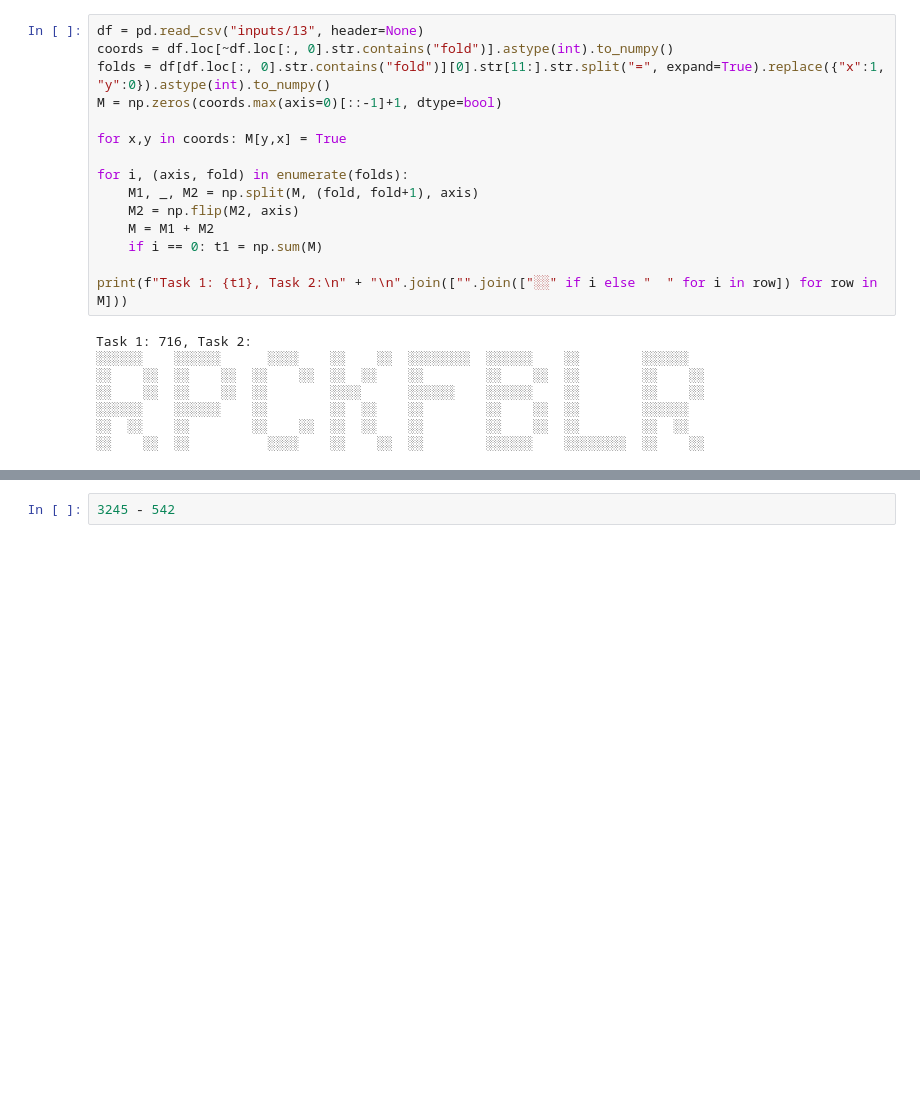
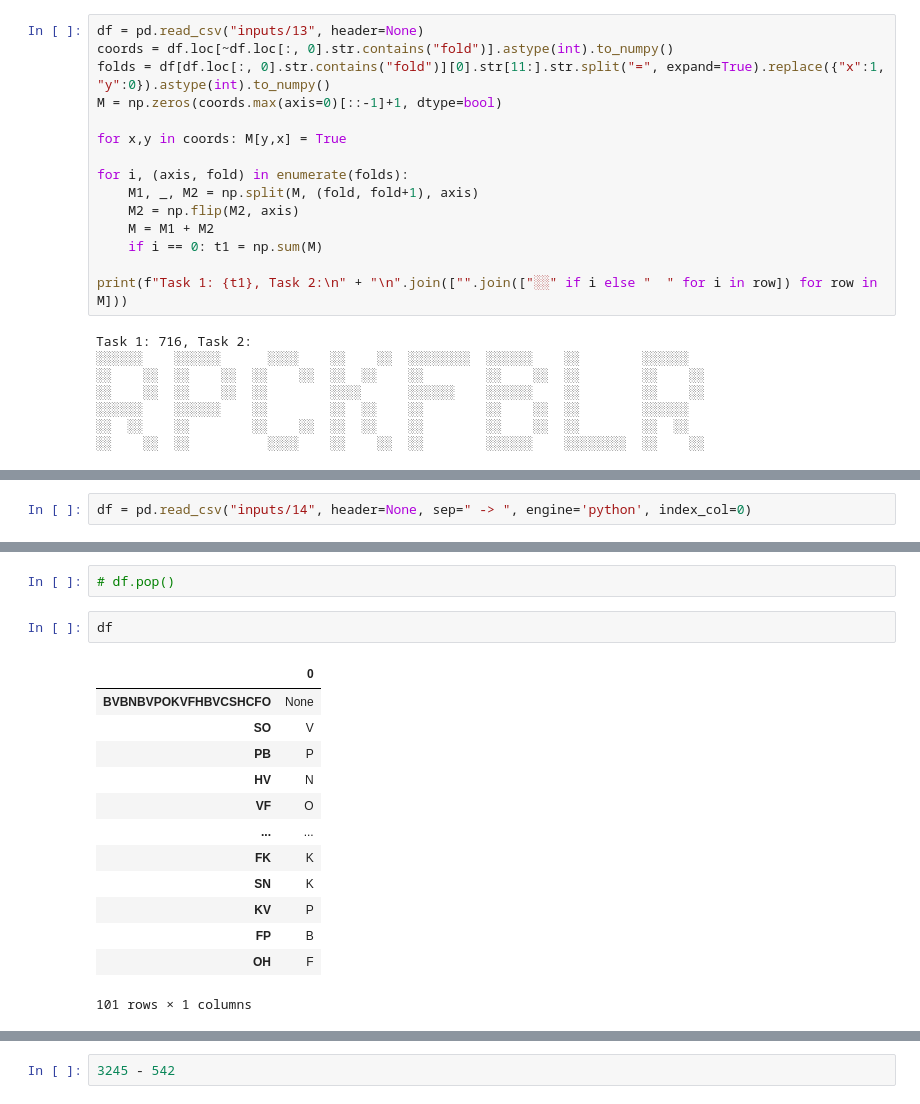
Before and after one commit to charelF/AOC2021, a Jupyter notebook: aoc.ipynb, the cells around one changed output, grey strips where cells are left out. Saved outputs shown, nothing was run; the diff lists cells and outputs as text; blank space fills up the shorter version.

```diff
--- a/aoc.ipynb
+++ b/aoc.ipynb
@@ -399,0 +473,2 @@ Task 1: 716, Task 2:
+# %%
+df = pd.read_csv("inputs/14", header=None, sep=" -> ", engine='python', index_col=0)
@@ -399,0 +489,18 @@ Task 1: 716, Task 2:
+# %%
+# df.pop()
+# %%
+df
+# %% [output]
+|  | 0 |
+| BVBNBVPOKVFHBVCSHCFO | None |
+| SO | V |
+| PB | P |
+| HV | N |
+| VF | O |
+| ... | ... |
+| FK | K |
+| SN | K |
+| KV | P |
+| FP | B |
+| OH | F |
+101 rows × 1 columns
```
Also changed, not shown: parts of 17 cells of this notebook.
